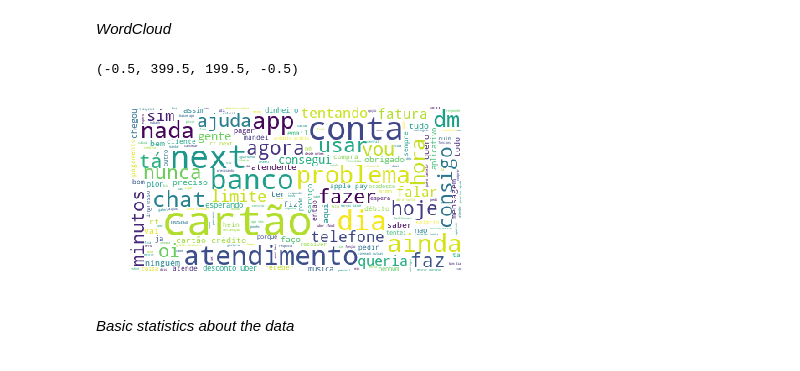
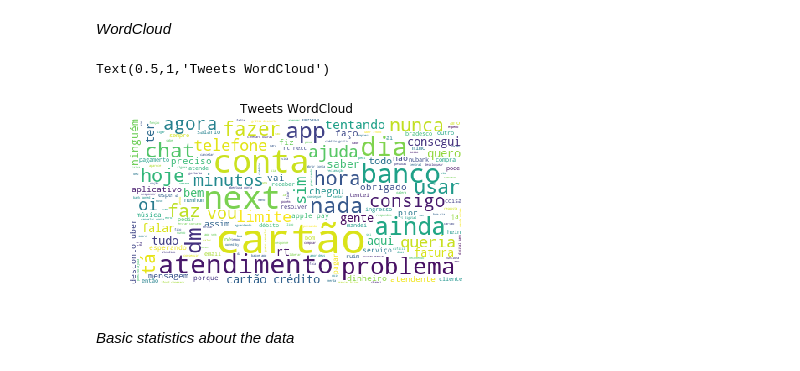
Before and after one commit to gabrielacaayres/tcc, a Jupyter notebook: code/read_tweets.ipynb, the cells around one changed output. Cells and saved outputs as stored; diff of their text form; code cells hidden in the pictures.

Commit message:
Add titles to graphs

```diff
--- a/code/read_tweets.ipynb
+++ b/code/read_tweets.ipynb
@@ -115,12 +115,13 @@ stopwords.append('pq')
 # %%
 text = " ".join(tweet for tweet in data['text'])
 wordcloud = WordCloud(max_font_size = 50, stopwords = stopwords, background_color = 'white').generate(text)
 wordcloud.to_file("nouns_user.png")
 plt.imshow(wordcloud)
 plt.axis("off")
+plt.title('Tweets WordCloud')
 # %% [output]
-(-0.5, 399.5, 199.5, -0.5)
+Text(0.5,1,'Tweets WordCloud')
-[figure, old version]
+[figure, new version]
 # %% [markdown]
 *Basic statistics about the data*
 # %%
```
Also changed, not shown: parts of 21 cells of this notebook, 7 other files.
